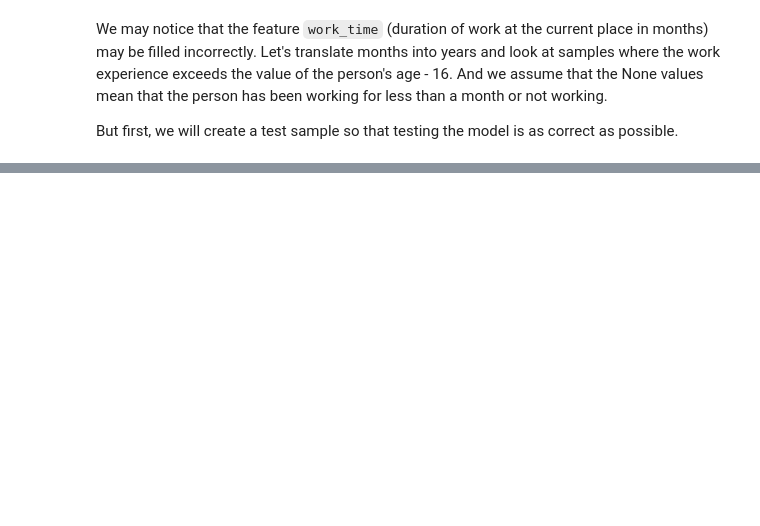
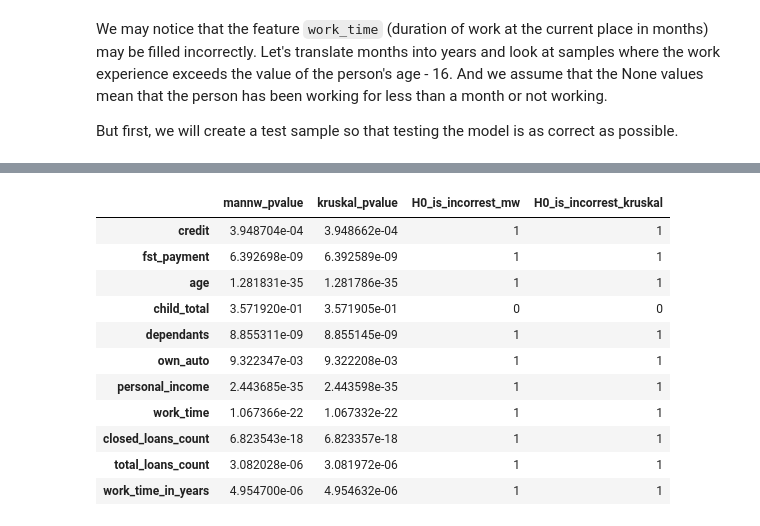
Before and after one commit to SadSabrina/streamlit_ds_app, a Jupyter notebook: EDA.ipynb, the cells around one changed output, grey strips where cells are left out. Saved outputs shown, nothing was run; the diff lists cells and outputs as text; code cells hidden in the pictures; blank space fills up the shorter version.

```diff
--- a/EDA.ipynb
+++ b/EDA.ipynb
@@ -334,0 +376,35 @@ plt.title('Матрица корреляции для непрерывных п
+# %%
+pvalues_dict = {}
+
+for i in continuous_features:
+
+
+    group1 = general_df.query('target == 1')[i].dropna()
+    group2 = general_df.query('target == 0')[i].dropna()
+
+    _k, pvalue_kruskal = kruskal(group1, group2)
+    _m, pvalue_mw = mannwhitneyu(group1, group2)
+
+    pvalues_dict[i] = [pvalue_mw, pvalue_kruskal]
+
+
+pvalues_data = pd.DataFrame(pvalues_dict).T
+pvalues_data.columns = ['mannw_pvalue', 'kruskal_pvalue']
+
+pvalues_data['H0_is_incorrest_mw'] = (pvalues_data['mannw_pvalue'] < 0.05).astype(int)
+pvalues_data['H0_is_incorrest_kruskal'] = (pvalues_data['kruskal_pvalue'] < 0.05).astype(int)
+# %%
+pvalues_data
+# %% [output]
+|  | mannw_pvalue | kruskal_pvalue | H0_is_incorrest_mw | H0_is_incorrest_kruskal |
+| credit | 3.948704e-04 | 3.948662e-04 | 1 | 1 |
+| fst_payment | 6.392698e-09 | 6.392589e-09 | 1 | 1 |
+| age | 1.281831e-35 | 1.281786e-35 | 1 | 1 |
+| child_total | 3.571920e-01 | 3.571905e-01 | 0 | 0 |
+| dependants | 8.855311e-09 | 8.855145e-09 | 1 | 1 |
+| own_auto | 9.322347e-03 | 9.322208e-03 | 1 | 1 |
+| personal_income | 2.443685e-35 | 2.443598e-35 | 1 | 1 |
+| work_time | 1.067366e-22 | 1.067332e-22 | 1 | 1 |
+| closed_loans_count | 6.823543e-18 | 6.823357e-18 | 1 | 1 |
+| total_loans_count | 3.082028e-06 | 3.081972e-06 | 1 | 1 |
+| work_time_in_years | 4.954700e-06 | 4.954632e-06 | 1 | 1 |
```
Also changed, not shown: parts of 8 cells of this notebook.
